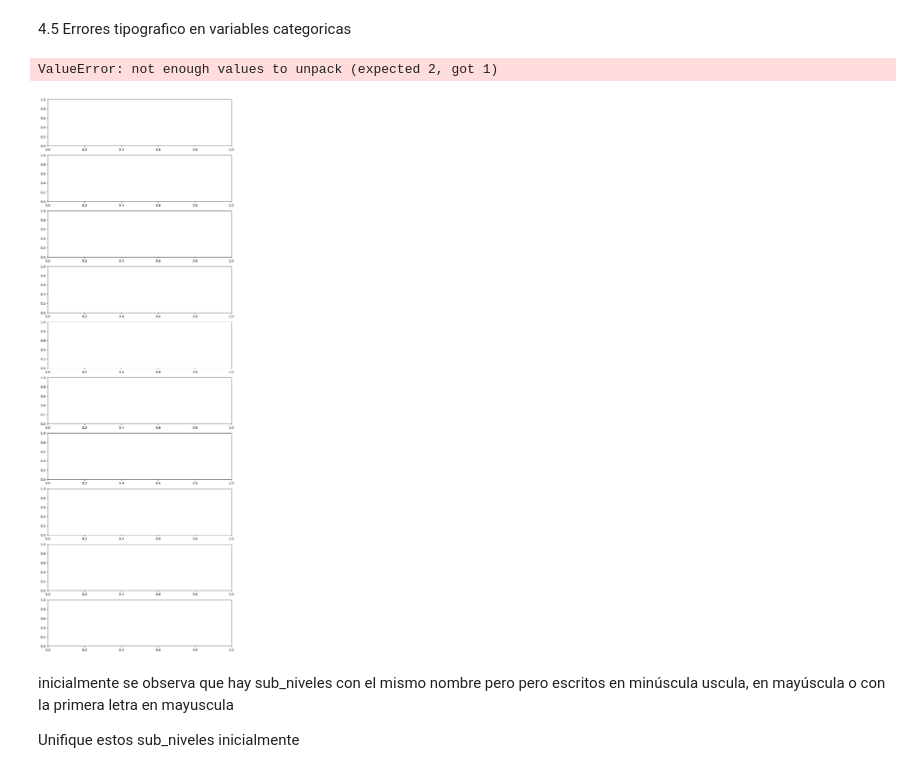
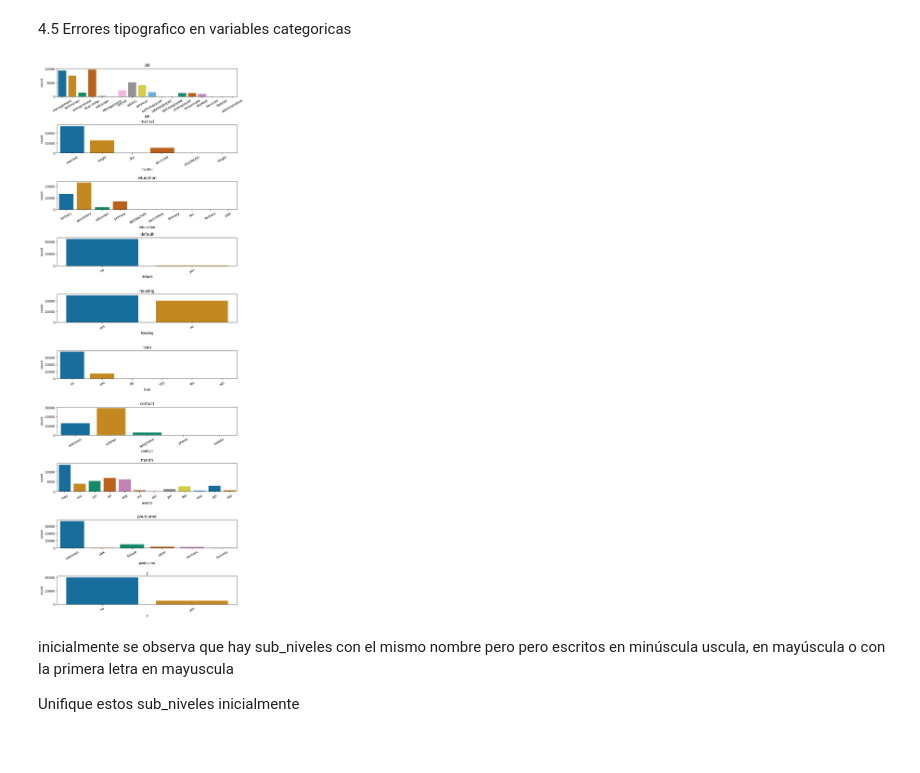
Before and after one commit to hospinabgit/Colab_Tech, a Jupyter notebook: Limpieza_de_Data.ipynb, the cells around one changed output. Cells and saved outputs as stored; diff of their text form; code cells hidden in the pictures.

```diff
--- a/Limpieza_de_Data.ipynb
+++ b/Limpieza_de_Data.ipynb
@@ -328,18 +328,17 @@ Tamaño del set despues de eliminar las filas repetidas: (45192, 17)
 4.5 Errores tipografico en variables categoricas
 # %%
 # Graficar los subniveles de cada variable categorica
-cols_cat = ['job', 'marital', 'education', 'defaul', 'housing', 'loan', 'contact', 'poutcome', 'y']
+cols_cat = ['job', 'marital', 'education', 'default', 'housing', 'loan', 'contact', 'month', 'poutcome', 'y']
 
 fig, ax = plt.subplots(nrows=10, ncols=1, figsize=(10,30))
-fig.subplosts_adjust(hspace=1)
+fig.subplots_adjust(hspace=1)
 
 for i, col in enumerate (cols_cat):
  sns.countplot(x=col, hue=col, data=data, ax=ax[i], palette = 'colorblind', legend=False)
  ax[i].set_title(col)
- ax[i].set_xtcklabels(ax[i].get_xticklabels(),rotation=30)
+ ax[i].tick_params(axis='x', labelrotation=30)
 # %% [output]
-ValueError: not enough values to unpack (expected 2, got 1)
-[figure, old version]
+[figure, new version]
 # %% [markdown]
 inicialmente se observa que hay sub_niveles con el mismo nombre pero pero escritos en minúscula uscula, en mayúscula o con la primera letra en mayuscula
 
```
Also changed, not shown: parts of 5 cells of this notebook.
